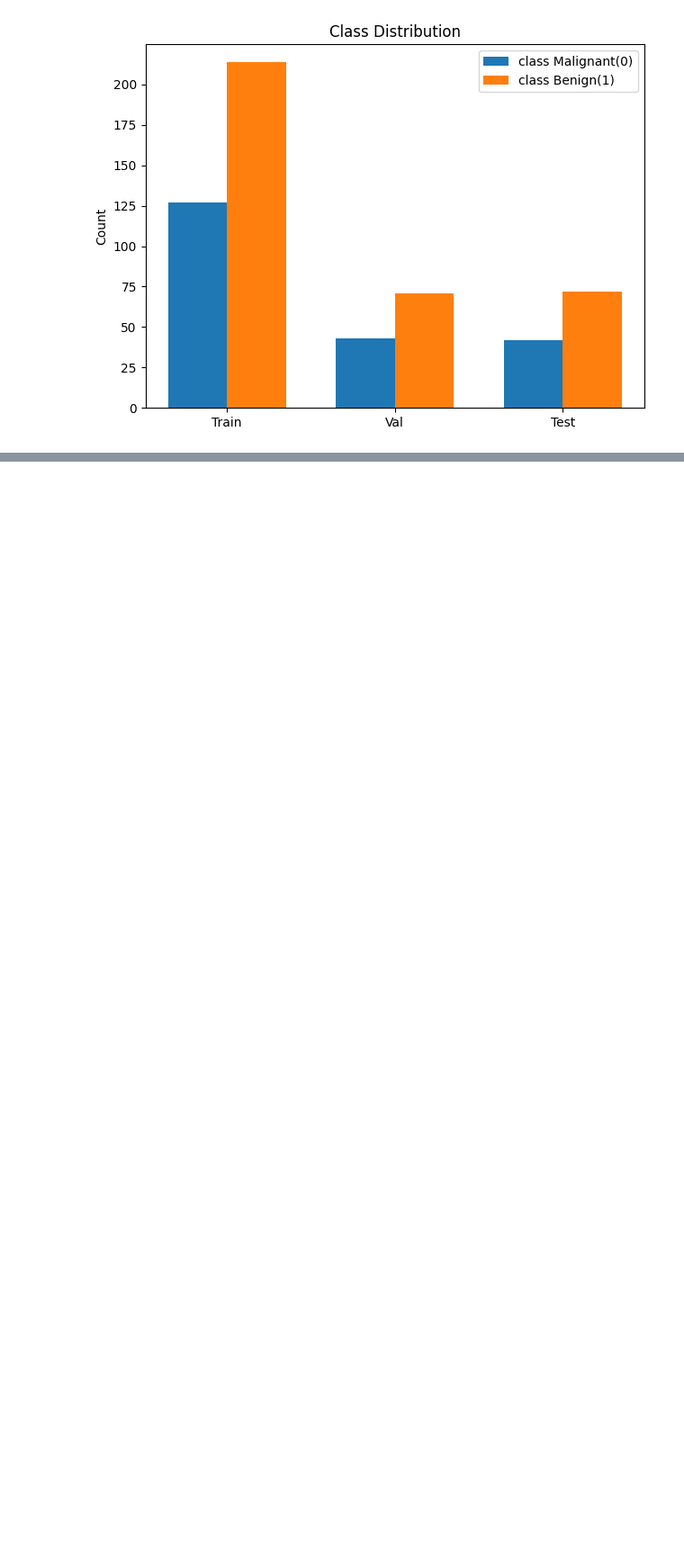
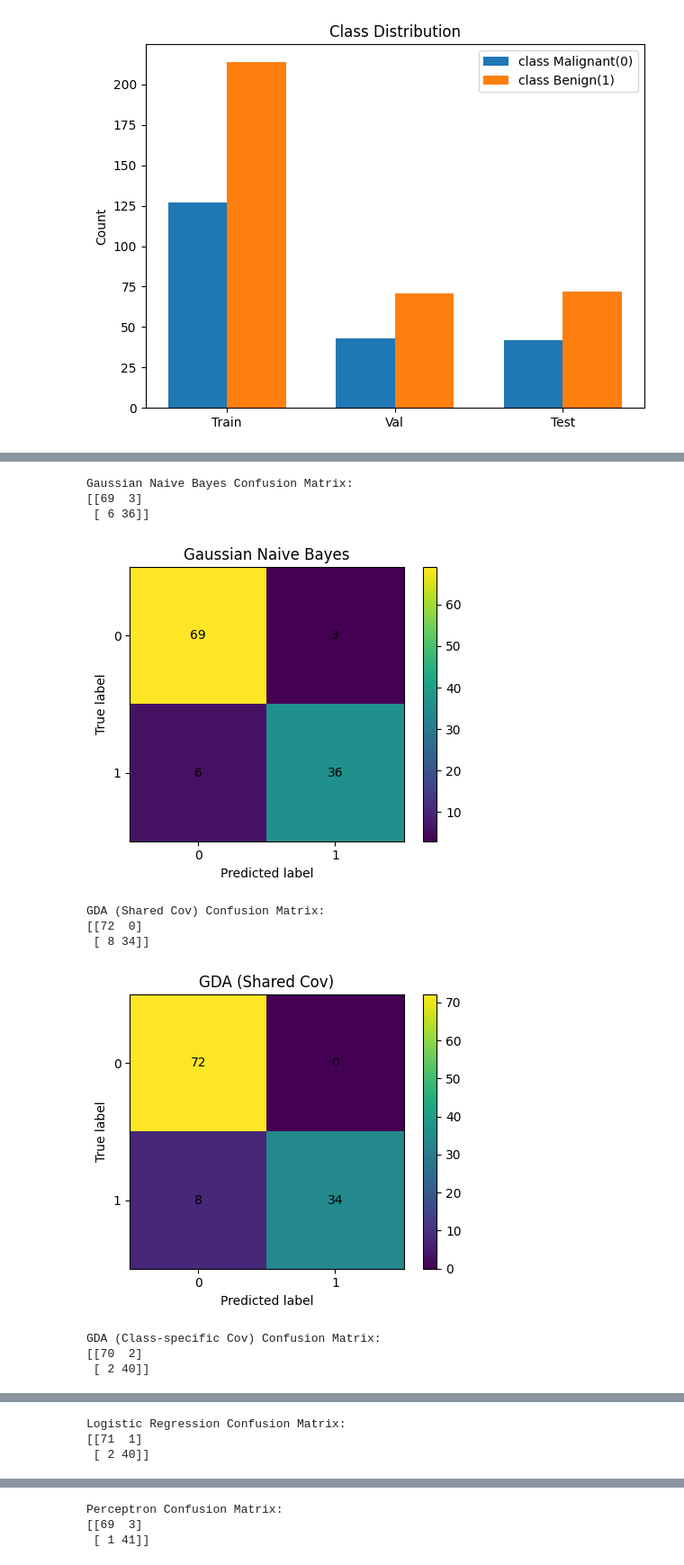
Before and after one commit to XinyaChen0216/Machine-Learning-Regression-Regularization-on-Housing-Data, a Jupyter notebook: assignment2_task2.ipynb, the cells around one changed output, grey strips where cells are left out. Shown at 90% size. Cells and saved outputs as stored; diff of their text form; code cells hidden in the pictures; blank space fills up the shorter version.

```diff
--- a/assignment2_task2.ipynb
+++ b/assignment2_task2.ipynb
@@ -255,6 +255,9 @@ class Perceptron:
         self.convergence_tolerance = convergence_tolerance
 
     def fit(self, X, y):
+        unique = set(np.unique(y))
+        if unique <= {0, 1}:
+            y = np.where(y == 1, 1, -1)
 
         n, p = X.shape
         #initilization
@@ -359,0 +363,49 @@ Perceptron                    0.6316     0.6316     1.0000     0.7742
+# %%
+
+def plot_confusion_matrix(cm, title="Confusion Matrix"):
+    plt.figure(figsize=(5, 4))
+    plt.imshow(cm, interpolation='nearest')
+    plt.title(title)
+    plt.colorbar()
+
+    classes = ['0', '1']
+    plt.xticks([0, 1], classes)
+    plt.yticks([0, 1], classes)
+
+    plt.xlabel("Predicted label")
+    plt.ylabel("True label")
+
+    # Add numbers inside the boxes
+    for i in range(cm.shape[0]):
+        for j in range(cm.shape[1]):
+            plt.text(j, i, cm[i, j],
+                     ha="center", va="center")
+
+    plt.tight_layout()
+    plt.show()
+
+models = {
+    "Gaussian Naive Bayes": gnb,
+    "GDA (Shared Cov)": gda_shared,
+    "GDA (Class-specific Cov)": gda_specific,
+    "Logistic Regression": log_reg,
+    "Perceptron": perceptron
+}
+for name, model in models.items():
+    y_pred = model.predict(X_test)
+    cm = metrics(y_test, y_pred)['confusion']
+    print(f"\n{name} Confusion Matrix:")
+    print(cm)
+    plot_confusion_matrix(cm, title=name)
+# %% [output]
+Gaussian Naive Bayes Confusion Matrix:
+[[69  3]
+ [ 6 36]]
+[figure, added]
+GDA (Shared Cov) Confusion Matrix:
+[[72  0]
+ [ 8 34]]
+[figure, added]
+GDA (Class-specific Cov) Confusion Matrix:
+[[70  2]
+ [ 2 40]]
@@ -359,0 +413,3 @@ Perceptron                    0.6316     0.6316     1.0000     0.7742
+Logistic Regression Confusion Matrix:
+[[71  1]
+ [ 2 40]]
@@ -359,0 +417,3 @@ Perceptron                    0.6316     0.6316     1.0000     0.7742
+Perceptron Confusion Matrix:
+[[69  3]
+ [ 1 41]]
```
Also changed, not shown: parts of 4 cells of this notebook.
